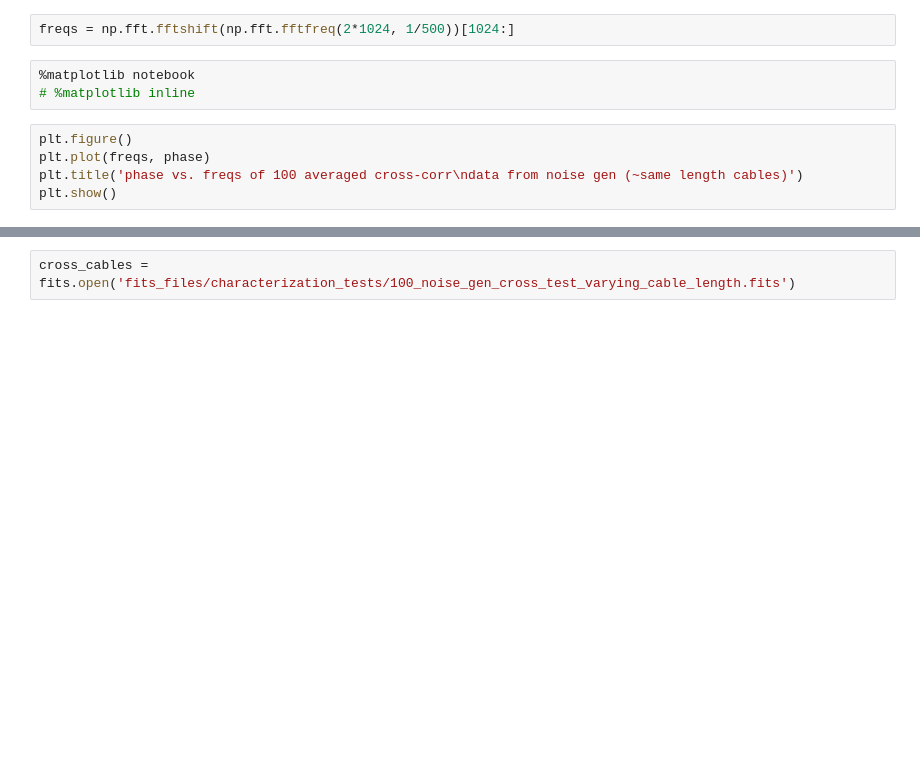
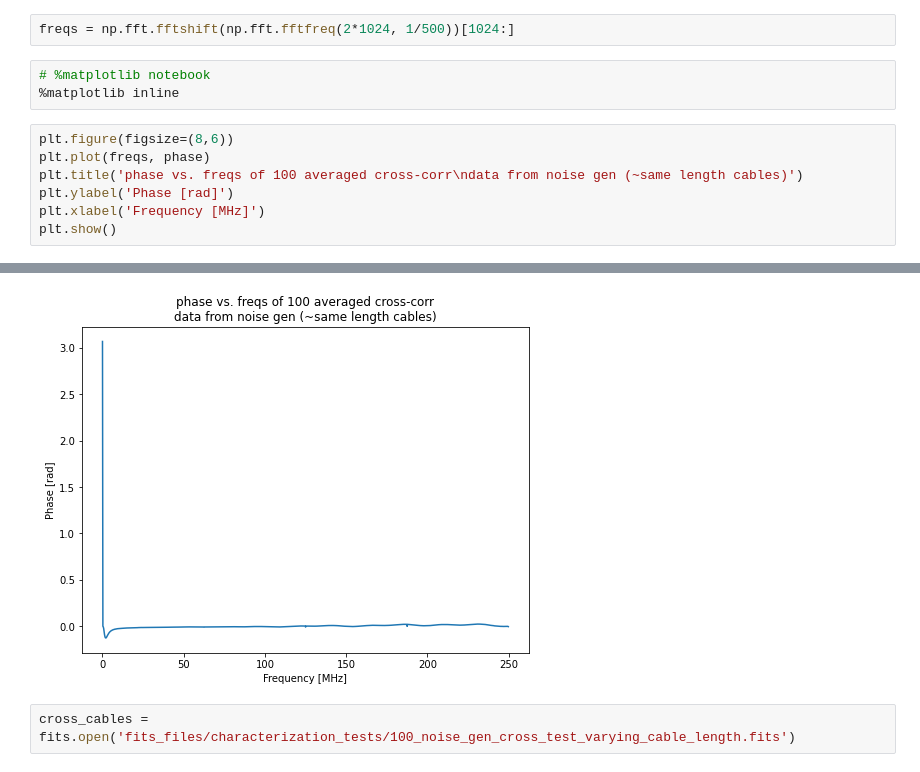
Before and after one commit to darbymccauley/snap_spec, a Jupyter notebook: playground/characterizing_spectrometer.ipynb, the cells around one changed output, grey strips where cells are left out. Cells and saved outputs as stored; diff of their text form; blank space fills up the shorter version.

```diff
--- a/playground/characterizing_spectrometer.ipynb
+++ b/playground/characterizing_spectrometer.ipynb
@@ -256,11 +256,13 @@ phase = np.angle(cross_real_avg+1j*cross_imag_avg)
 # %%
 freqs = np.fft.fftshift(np.fft.fftfreq(2*1024, 1/500))[1024:]
 # %%
-%matplotlib notebook
-# %matplotlib inline
+# %matplotlib notebook
+%matplotlib inline
 # %%
-plt.figure()
+plt.figure(figsize=(8,6))
 plt.plot(freqs, phase)
 plt.title('phase vs. freqs of 100 averaged cross-corr\ndata from noise gen (~same length cables)')
+plt.ylabel('Phase [rad]')
+plt.xlabel('Frequency [MHz]')
 plt.show()
 # %% [output]
@@ -269,3 +269,4 @@ plt.show()
+[figure, added]
 # %%
 cross_cables = fits.open('fits_files/characterization_tests/100_noise_gen_cross_test_varying_cable_length.fits')
 # %%
```
Also changed, not shown: parts of 5 cells of this notebook, 2 other files.
